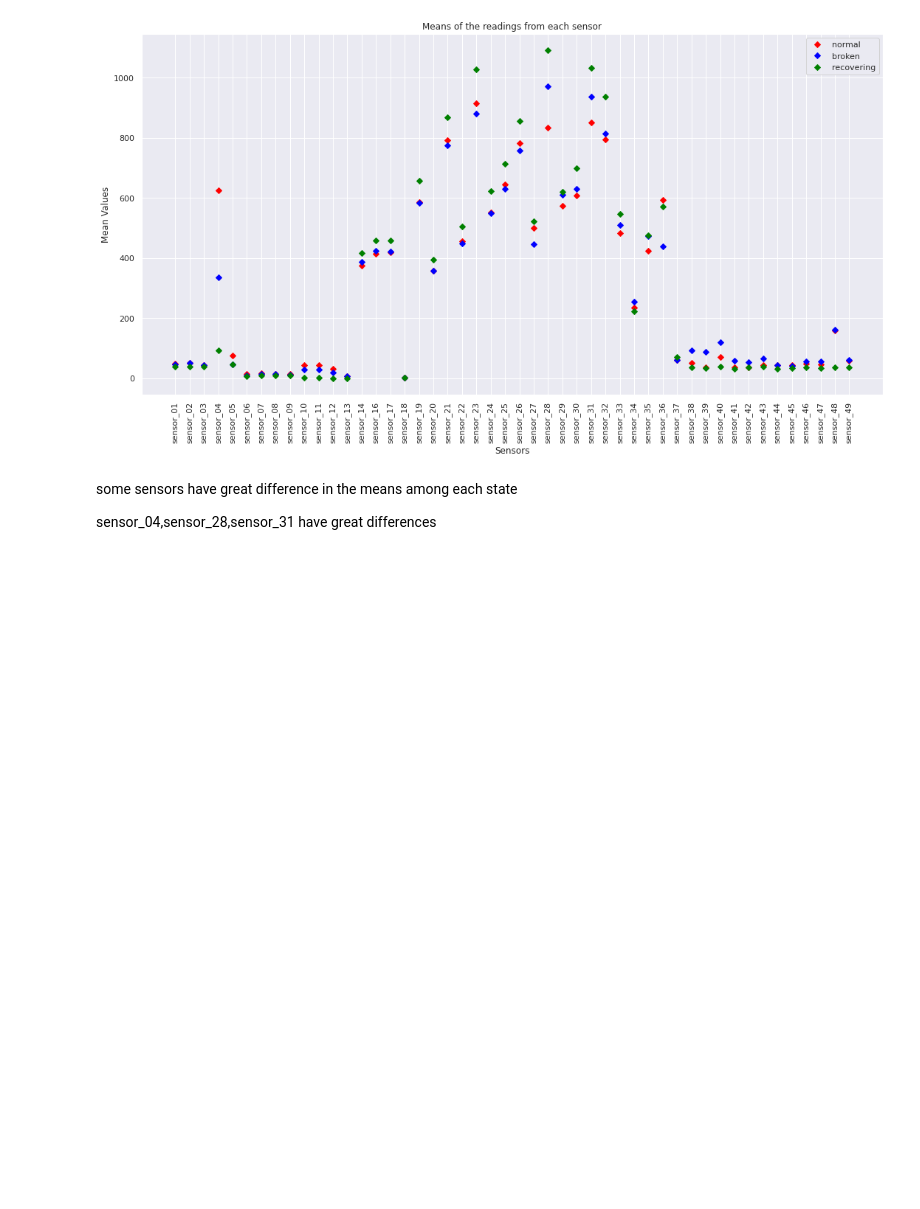
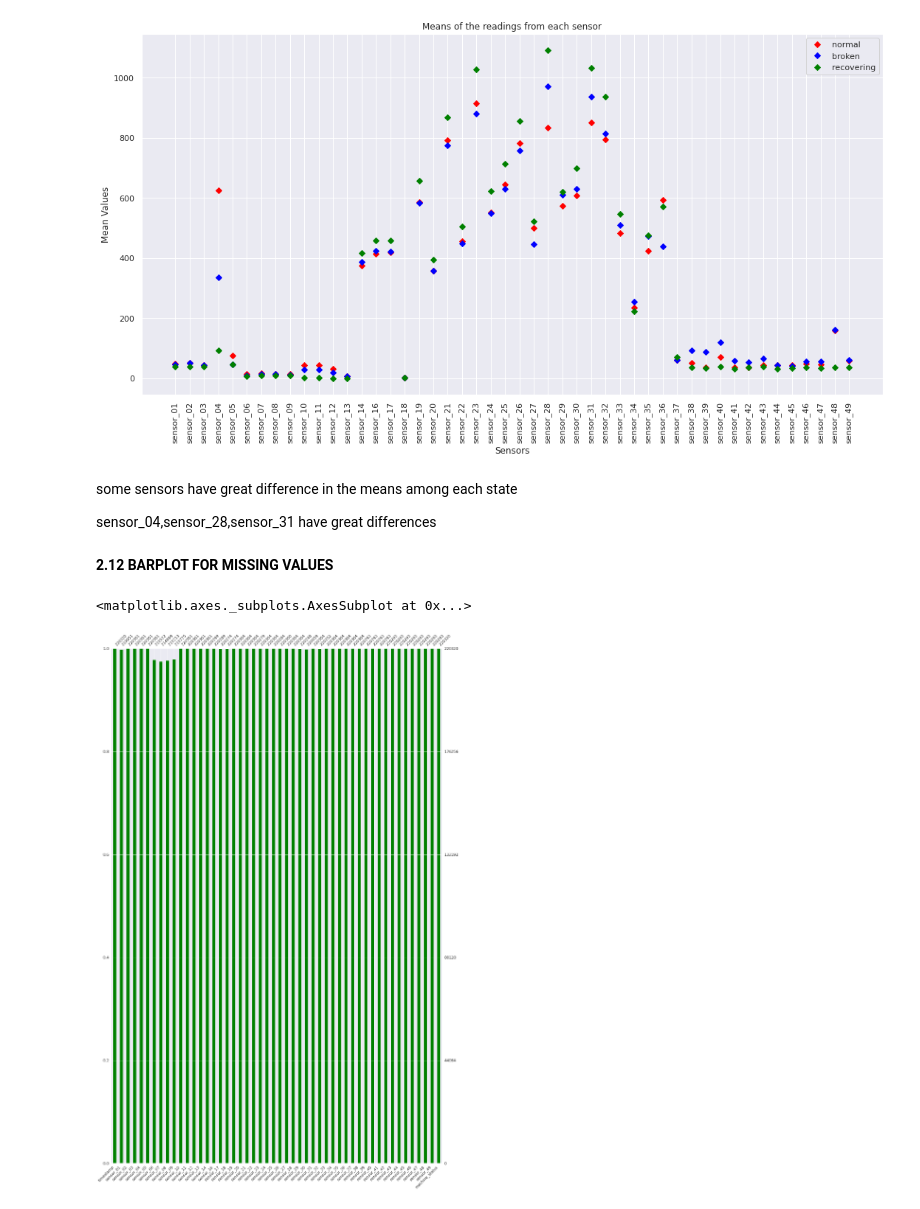
Before and after one commit to Syamkrishna123/Fault_detection_and_prediction_of_water_pump, a Jupyter notebook: pump_sensor_dataset.ipynb, the cells around one changed output. Drawn from its saved outputs; the diff is of its cells as text; code cells hidden in the pictures; blank space fills up the shorter version.

```diff
--- a/pump_sensor_dataset.ipynb
+++ b/pump_sensor_dataset.ipynb
@@ -301,3 +302,10 @@ plt.show()
 some sensors have great difference in the means among each state
 
   sensor_04,sensor_28,sensor_31 have great differences
+# %% [markdown]
+**2.12 BARPLOT FOR MISSING VALUES**
+# %%
+msnum.bar(data,color='green',figsize=(25,40))
+# %% [output]
+<matplotlib.axes._subplots.AxesSubplot at 0x...>
+[figure, added]
```
Also changed, not shown: parts of 74 cells of this notebook.
